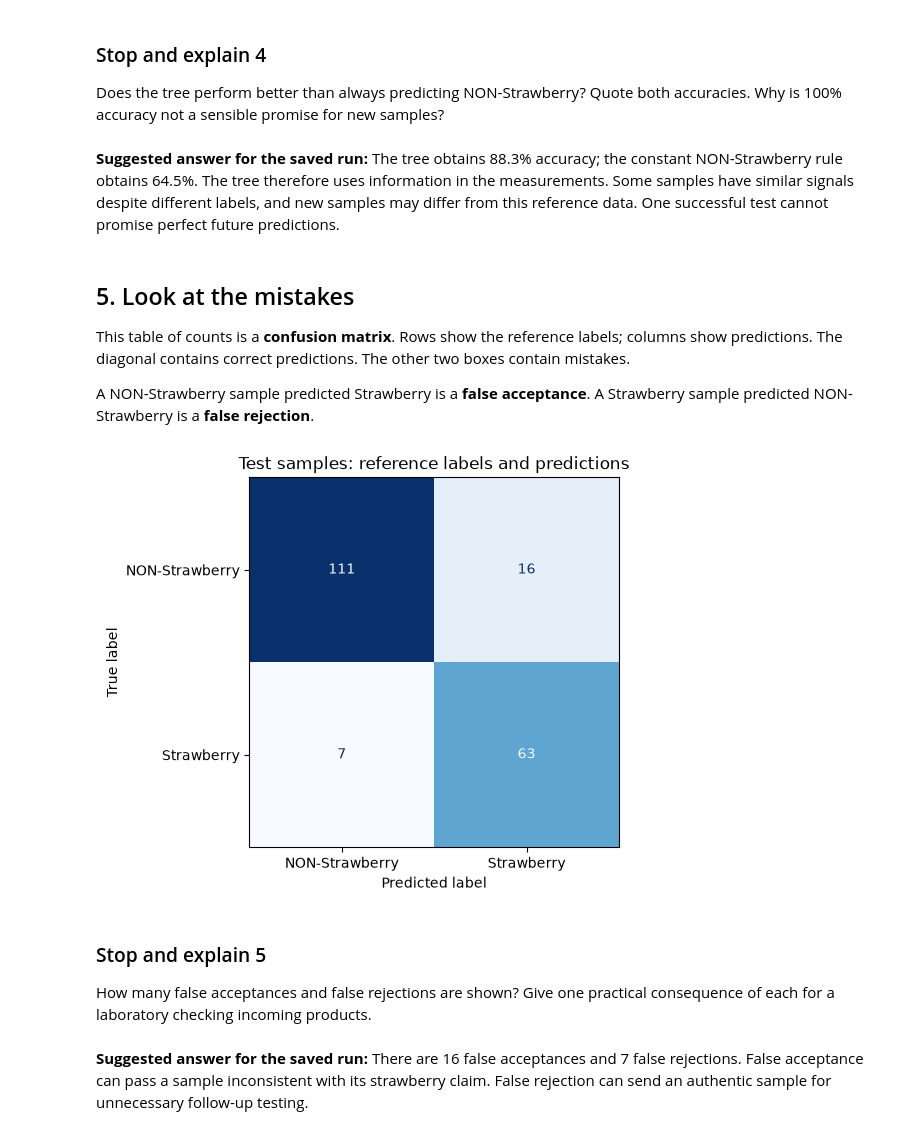
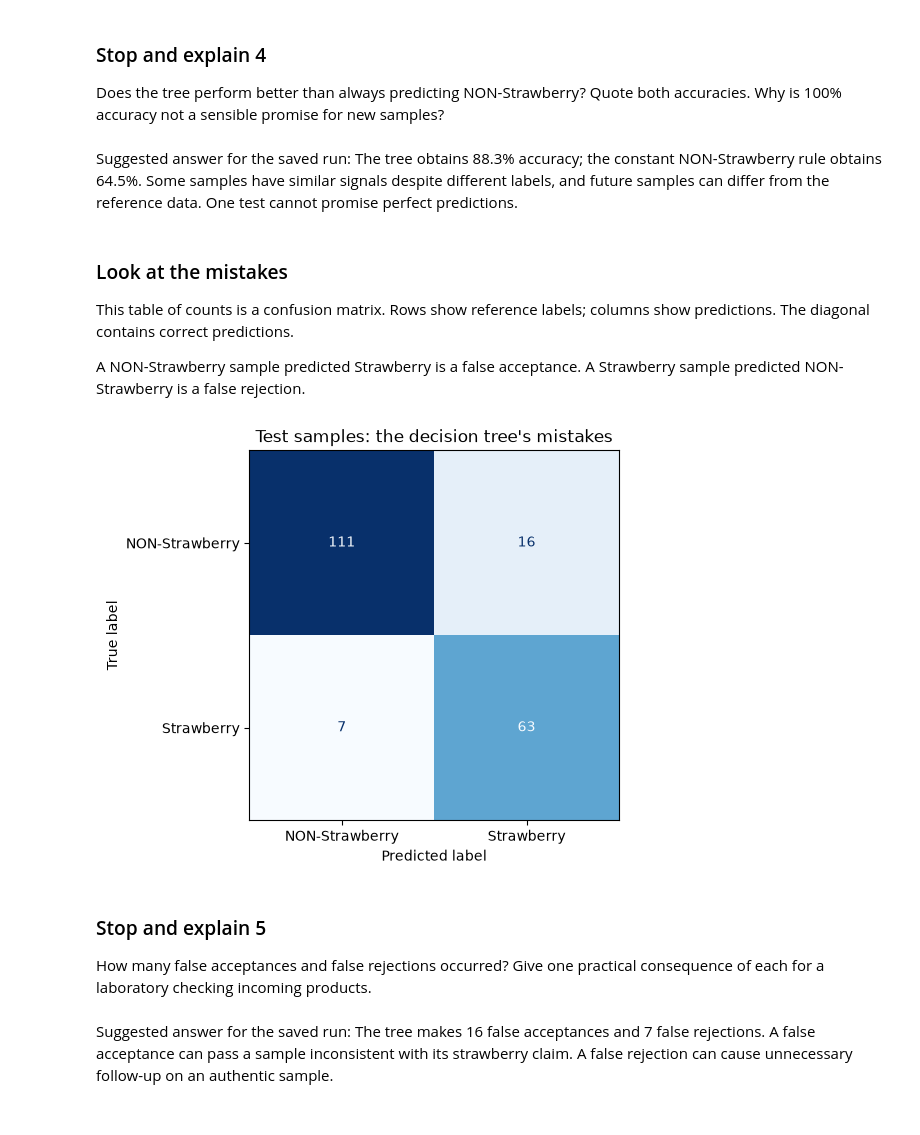
Before and after one commit to CompOmics/ML_AI_Analytical_Chemistry_Course, a Jupyter notebook: 01_Foundations/notebooks/TD1_strawberry_solution.ipynb, the cells around one changed output. Drawn from its saved outputs; the diff is of its cells as text; code cells hidden in the pictures.

Commit message:
Strawberry foundations

```diff
--- a/01_Foundations/notebooks/TD1_strawberry_solution.ipynb
+++ b/01_Foundations/notebooks/TD1_strawberry_solution.ipynb
@@ -68,6 +81,7 @@ strawberry mixtures. The file does not identify which kind for each sample.
 # %%
 labels = raw_data.iloc[0, 1:]
-spectra = raw_data.iloc[1:, 1:].astype(float).T
-spectra.columns = raw_data.iloc[1:, 0].astype(float)
+numeric_data = raw_data.iloc[1:].astype(float)
+spectra = numeric_data.iloc[:, 1:].T
+spectra.columns = numeric_data.iloc[:, 0]
 # %% [markdown]
 Two records have exactly the same measurements but opposite labels.
@@ -233,36 +295,34 @@ Small decision tree: 0.883
 Does the tree perform better than always predicting NON-Strawberry?
 Quote both accuracies. Why is 100% accuracy not a sensible promise for new samples?
 # %% [markdown]
-**Suggested answer for the saved run:** The tree obtains 88.3% accuracy;
-the constant NON-Strawberry rule obtains 64.5%. The tree therefore
-uses information in the measurements. Some samples have similar signals
-despite different labels, and new samples may differ from this reference
-data. One successful test cannot promise perfect future predictions.
+Suggested answer for the saved run: The tree obtains 88.3%
+accuracy; the constant NON-Strawberry rule obtains 64.5%. Some
+samples have similar signals despite different labels, and future samples
+can differ from the reference data. One test cannot promise perfect predictions.
 # %% [markdown]
-## 5. Look at the mistakes
+### Look at the mistakes
 
-This table of counts is a **confusion matrix**. Rows show the reference
-labels; columns show predictions. The diagonal contains correct predictions.
-The other two boxes contain mistakes.
+This table of counts is a confusion matrix. Rows show reference labels;
+columns show predictions. The diagonal contains correct predictions.
 
-A NON-Strawberry sample predicted Strawberry is a **false acceptance**.
-A Strawberry sample predicted NON-Strawberry is a **false rejection**.
+A NON-Strawberry sample predicted Strawberry is a false acceptance.
+A Strawberry sample predicted NON-Strawberry is a false rejection.
 # %%
 ConfusionMatrixDisplay.from_predictions(
     y_test, predictions, labels=["NON-Strawberry", "Strawberry"],
     cmap="Blues", colorbar=False
 )
-plt.title("Test samples: reference labels and predictions")
+plt.title("Test samples: the decision tree's mistakes")
 plt.show()
 # %% [output]
-[figure, old version]
+[figure, new version]
 # %% [markdown]
 ### Stop and explain 5
 
-How many false acceptances and false rejections are shown? Give one
+How many false acceptances and false rejections occurred? Give one
 practical consequence of each for a laboratory checking incoming products.
 # %% [markdown]
-**Suggested answer for the saved run:** There are 16 false
-acceptances and 7 false rejections. False acceptance can pass
-a sample inconsistent with its strawberry claim. False rejection can send an
-authentic sample for unnecessary follow-up testing.
+Suggested answer for the saved run: The tree makes 16
+false acceptances and 7 false rejections. A false
+acceptance can pass a sample inconsistent with its strawberry claim.
+A false rejection can cause unnecessary follow-up on an authentic sample.
```
Also changed, not shown: parts of 46 cells of this notebook, 4 other files.
